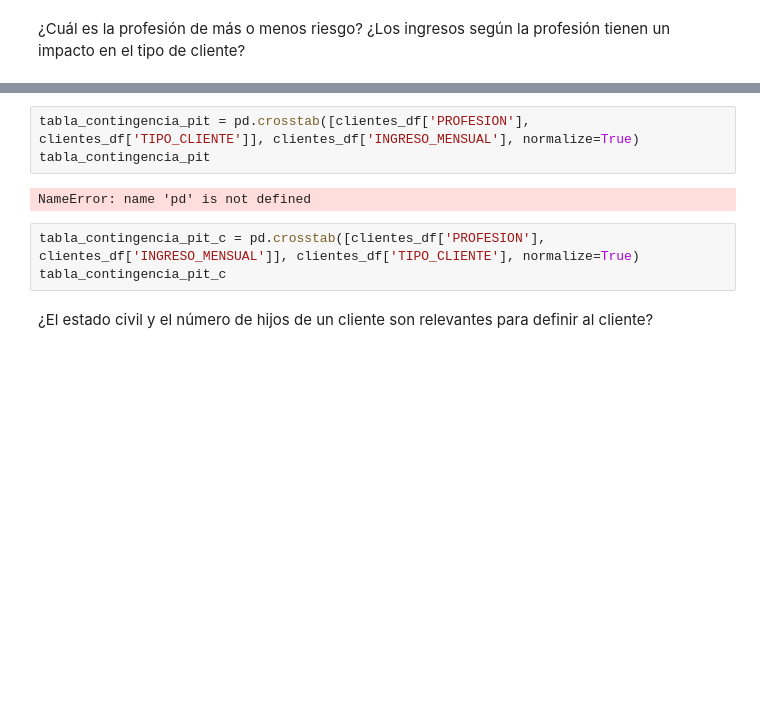
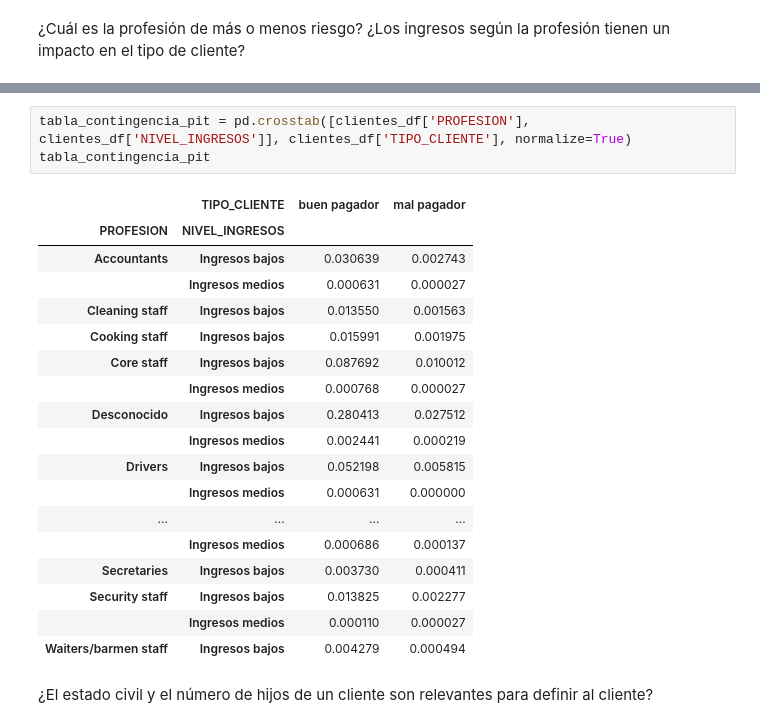
Before and after one commit to ajalca/cbe_customer_classification, a Jupyter notebook: VISA - Grupo 5.ipynb, the cells around one changed output, grey strips where cells are left out. Drawn from its saved outputs; the diff is of its cells as text; blank space fills up the shorter version.

```diff
--- a/VISA - Grupo 5.ipynb
+++ b/VISA - Grupo 5.ipynb
@@ -522,11 +728,25 @@ clientes_df["INGRESO_MENSUAL"] = clientes_df['INGRESO_ANUAL']/12
 # %%
-tabla_contingencia_pit = pd.crosstab([clientes_df['PROFESION'], clientes_df['TIPO_CLIENTE']], clientes_df['INGRESO_MENSUAL'], normalize=True)
+tabla_contingencia_pit = pd.crosstab([clientes_df['PROFESION'], clientes_df['NIVEL_INGRESOS']], clientes_df['TIPO_CLIENTE'], normalize=True)
 tabla_contingencia_pit
 # %% [output]
-NameError: name 'pd' is not defined
+|  | TIPO_CLIENTE | buen pagador | mal pagador |
+| PROFESION | NIVEL_INGRESOS |  |  |
+| Accountants | Ingresos bajos | 0.030639 | 0.002743 |
+|  | Ingresos medios | 0.000631 | 0.000027 |
+| Cleaning staff | Ingresos bajos | 0.013550 | 0.001563 |
+| Cooking staff | Ingresos bajos | 0.015991 | 0.001975 |
+| Core staff | Ingresos bajos | 0.087692 | 0.010012 |
+|  | Ingresos medios | 0.000768 | 0.000027 |
+| Desconocido | Ingresos bajos | 0.280413 | 0.027512 |
+|  | Ingresos medios | 0.002441 | 0.000219 |
+| Drivers | Ingresos bajos | 0.052198 | 0.005815 |
+|  | Ingresos medios | 0.000631 | 0.000000 |
+| ... | ... | ... | ... |
+|  | Ingresos medios | 0.000686 | 0.000137 |
+| Secretaries | Ingresos bajos | 0.003730 | 0.000411 |
+| Security staff | Ingresos bajos | 0.013825 | 0.002277 |
+|  | Ingresos medios | 0.000110 | 0.000027 |
+| Waiters/barmen staff | Ingresos bajos | 0.004279 | 0.000494 |
-# %%
-tabla_contingencia_pit_c = pd.crosstab([clientes_df['PROFESION'], clientes_df['INGRESO_MENSUAL']], clientes_df['TIPO_CLIENTE'], normalize=True)
-tabla_contingencia_pit_c
 # %% [markdown]
 ¿El estado civil y el número de hijos de un cliente son relevantes para definir al cliente?
 # %%
```
Also changed, not shown: parts of 88 cells of this notebook.
